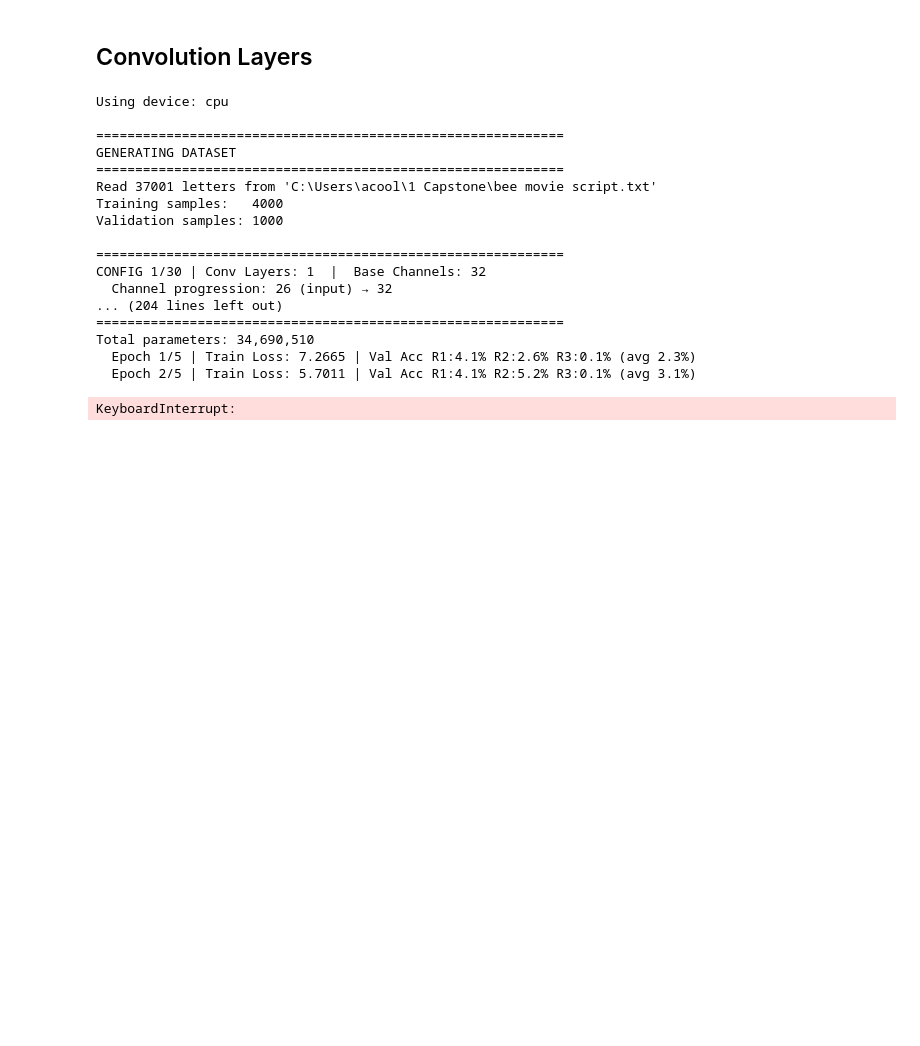
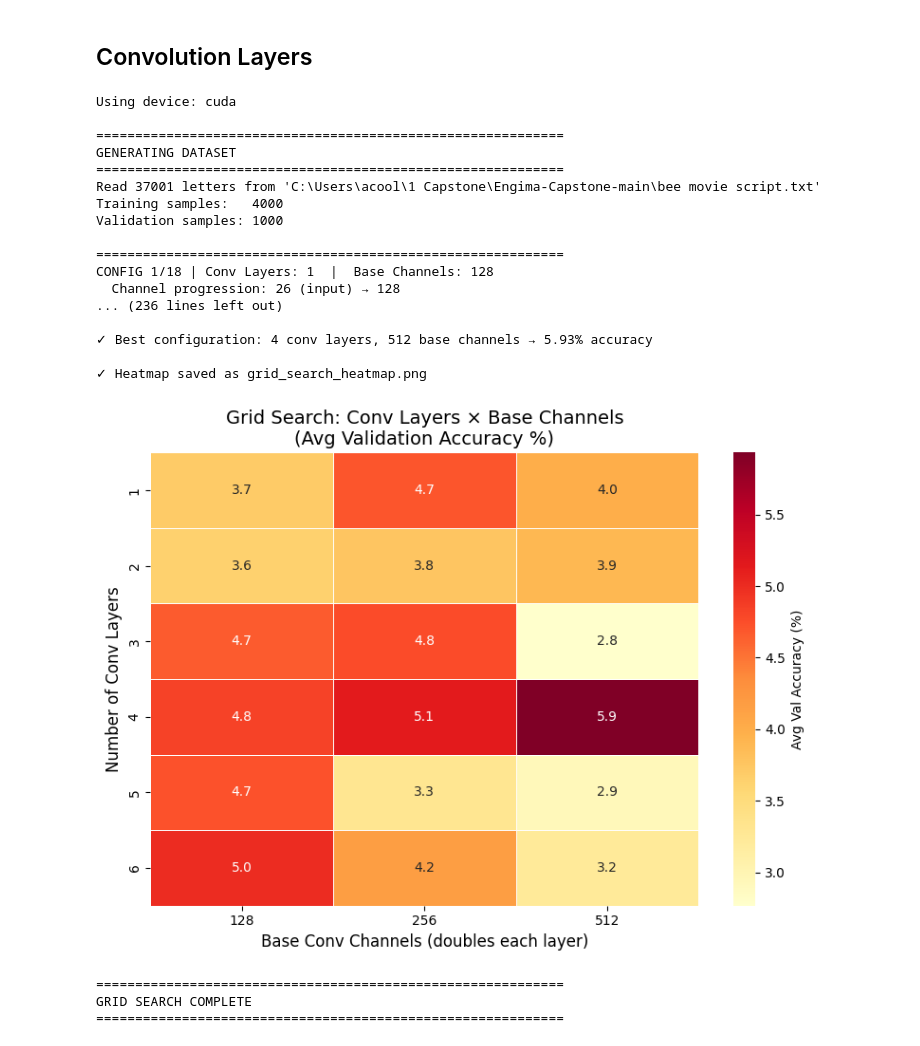
Before and after one commit to travishawkins-cell/Engima-Capstone, a Jupyter notebook: Model V2 Optomizer.ipynb, the cells around one changed output. Drawn from its saved outputs; the diff is of its cells as text; code cells hidden in the pictures; blank space fills up the shorter version.

```diff
--- a/Model V2 Optomizer.ipynb
+++ b/Model V2 Optomizer.ipynb
@@ -467,8 +467,8 @@ NUM_TRAINING_SAMPLES = 5000
 # ============================================================================
 # GRID SEARCH CONFIGURATION  ← change these lists to expand/narrow the search
 # ============================================================================
-CONV_LAYER_OPTIONS = [1, 2, 3, 4, 5, 6, 7, 8, 9, 10]       # number of conv layers to try
-CONV_NODE_OPTIONS  = [32, 64, 128]   # base channel size for conv layers to try
+CONV_LAYER_OPTIONS = [1, 2, 3, 4, 5, 6]       # number of conv layers to try
+CONV_NODE_OPTIONS  = [128, 256, 512]   # base channel size for conv layers to try
 GRID_EPOCHS        = 5               # epochs per configuration (keep low for speed)
 
 # ============================================================================
@@ -644,7 +644,6 @@ class EnigmaRotorClassifier(nn.Module):
             # MaxPool is applied manually in forward so we know the output size
             in_ch = out_ch
         self.conv_blocks = nn.ModuleList(
-            # Store as (Conv, BN, ReLU) triplets so we can pool after each
             [nn.Sequential(
                 nn.Conv1d(
                     26 if i == 0 else base_channels * (2 ** (i - 1)),
@@ -655,12 +654,15 @@ class EnigmaRotorClassifier(nn.Module):
                 nn.ReLU(),
             ) for i in range(num_conv_layers)]
         )
-        final_channels   = base_channels * (2 ** (num_conv_layers - 1))
-        # Each pool halves the sequence length
-        seq_after_pools  = message_length // (2 ** num_conv_layers)
-        # Guard against over-pooling (sequence length can't go below 1)
-        seq_after_pools  = max(seq_after_pools, 1)
-        conv_output_size = seq_after_pools * final_channels
+        final_channels = base_channels * (2 ** (num_conv_layers - 1))
+
+        # Simulate the exact sequence length after forward() to get correct flat size.
+        # Pool is only applied when seq_len >= 2, matching forward() behavior.
+        seq_len = message_length
+        for _ in range(num_conv_layers):
+            if seq_len >= 2:
+                seq_len = seq_len // 2
+        conv_output_size = seq_len * final_channels
 
         # --- Fixed FC head (2 hidden layers) ---
         self.fc_hidden = nn.Sequential(
@@ -680,7 +682,9 @@ class EnigmaRotorClassifier(nn.Module):
     def forward(self, x):
         x = x.transpose(1, 2)          # (B, 26, L)
         for block in self.conv_blocks:
-            x = self.pool(block(x))    # conv+BN+ReLU then pool
+            x = block(x)               # conv + BN + ReLU
+            if x.size(2) >= 2:         # only pool if sequence is long enough
+                x = self.pool(x)
         x = x.view(x.size(0), -1)
         x = self.dropout(x)
         x = self.fc_hidden(x)
@@ -861,40 +865,43 @@ if __name__ == '__main__':
             print(f'→ Best avg val accuracy: {best_acc:.2f}%')
 
     # ---- Summary table ----
     print('\n' + '=' * 60)
     print('GRID SEARCH RESULTS SUMMARY')
     print('=' * 60)
     print(f'{"Conv Layers":>12}  {"Base Ch":>8}  {"Val Acc (%)":>12}')
     print('-' * 38)
     for (layers, channels), acc in sorted(results.items()):
         print(f'{layers:>12}  {channels:>8}  {acc:>12.2f}')
 
     best_key = max(results, key=results.get)
     print(f'\n✓ Best configuration: {best_key[0]} conv layers, {best_key[1]} base channels '
           f'→ {results[best_key]:.2f}% accuracy')
 
     # ---- Heatmap ----
     plot_heatmap(results, CONV_LAYER_OPTIONS, CONV_NODE_OPTIONS)
 
     print('\n' + '=' * 60)
     print('GRID SEARCH COMPLETE')
     print('=' * 60)
 # %% [output]
-Using device: cpu
+Using device: cuda
 
 ============================================================
 GENERATING DATASET
 ============================================================
-Read 37001 letters from 'C:\Users\acool\1 Capstone\bee movie script.txt'
+Read 37001 letters from 'C:\Users\acool\1 Capstone\Engima-Capstone-main\bee movie script.txt'
 Training samples:   4000
 Validation samples: 1000
 
 ============================================================
-CONFIG 1/30 | Conv Layers: 1  |  Base Channels: 32
-  Channel progression: 26 (input) → 32
-... (204 lines left out)
-============================================================
-Total parameters: 34,690,510
-  Epoch 1/5 | Train Loss: 7.2665 | Val Acc R1:4.1% R2:2.6% R3:0.1% (avg 2.3%)
-  Epoch 2/5 | Train Loss: 5.7011 | Val Acc R1:4.1% R2:5.2% R3:0.1% (avg 3.1%)
+CONFIG 1/18 | Conv Layers: 1  |  Base Channels: 128
+  Channel progression: 26 (input) → 128
+... (236 lines left out)
+
+✓ Best configuration: 4 conv layers, 512 base channels → 5.93% accuracy
+
+✓ Heatmap saved as grid_search_heatmap.png
+[figure, added]
-KeyboardInterrupt:
+============================================================
+GRID SEARCH COMPLETE
+============================================================
```
Also changed, not shown: 2 other files.
